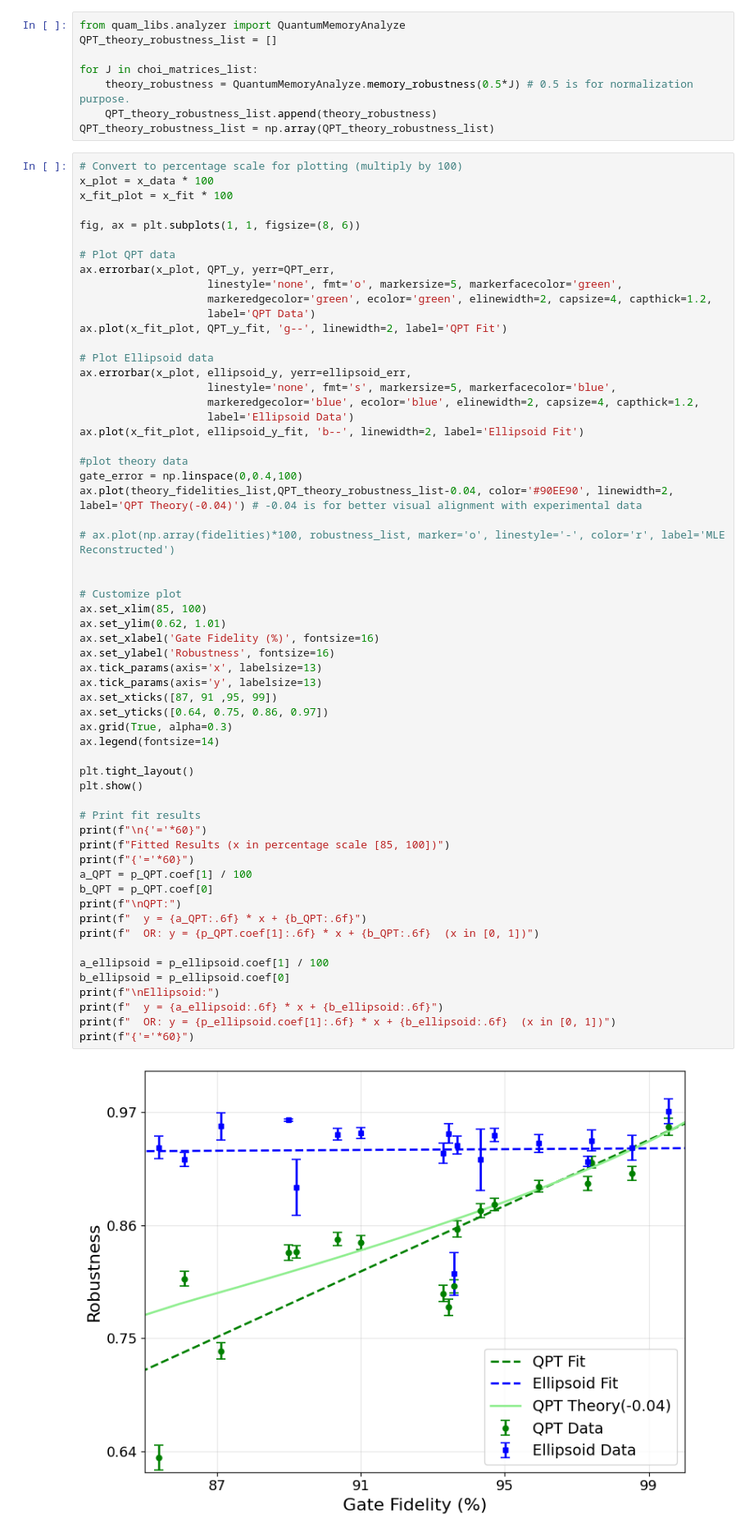
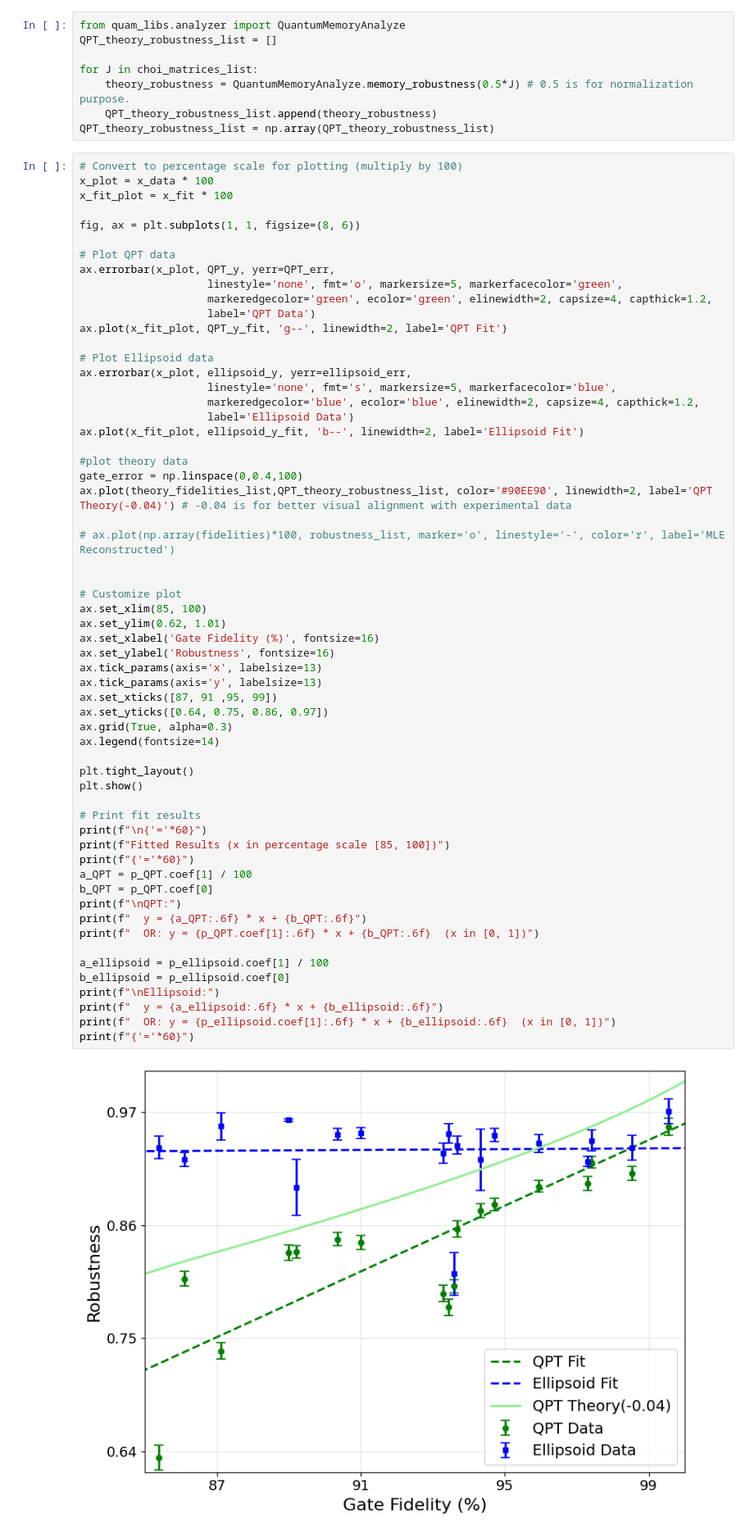
Before and after one commit to 44hsiang/quantum_memory_data, a Jupyter notebook: QPT_gate_error_vs_fidelity.ipynb, the cells around one changed output. Shown at 82% size. Cells and saved outputs as stored; diff of their text form.

```diff
--- a/QPT_gate_error_vs_fidelity.ipynb
+++ b/QPT_gate_error_vs_fidelity.ipynb
@@ -157,7 +157,7 @@ ax.plot(x_fit_plot, ellipsoid_y_fit, 'b--', linewidth=2, label='Ellipsoid Fit')
 
 #plot theory data
 gate_error = np.linspace(0,0.4,100)
-ax.plot(theory_fidelities_list,QPT_theory_robustness_list-0.04, color='#90EE90', linewidth=2, label='QPT Theory(-0.04)') # -0.04 is for better visual alignment with experimental data
+ax.plot(theory_fidelities_list,QPT_theory_robustness_list, color='#90EE90', linewidth=2, label='QPT Theory(-0.04)') # -0.04 is for better visual alignment with experimental data
 
 # ax.plot(np.array(fidelities)*100, robustness_list, marker='o', linestyle='-', color='r', label='MLE Reconstructed')
 
@@ -167,34 +167,34 @@ ax.set_xlim(85, 100)
 ax.set_ylim(0.62, 1.01)
 ax.set_xlabel('Gate Fidelity (%)', fontsize=16)
 ax.set_ylabel('Robustness', fontsize=16)
 ax.tick_params(axis='x', labelsize=13)
 ax.tick_params(axis='y', labelsize=13)
 ax.set_xticks([87, 91 ,95, 99])
 ax.set_yticks([0.64, 0.75, 0.86, 0.97])
 ax.grid(True, alpha=0.3)
 ax.legend(fontsize=14)
 
 plt.tight_layout()
 plt.show()
 
 # Print fit results
 print(f"\n{'='*60}")
 print(f"Fitted Results (x in percentage scale [85, 100])")
 print(f"{'='*60}")
 a_QPT = p_QPT.coef[1] / 100
 b_QPT = p_QPT.coef[0]
 print(f"\nQPT:")
 print(f"  y = {a_QPT:.6f} * x + {b_QPT:.6f}")
 print(f"  OR: y = {p_QPT.coef[1]:.6f} * x + {b_QPT:.6f}  (x in [0, 1])")
 
 a_ellipsoid = p_ellipsoid.coef[1] / 100
 b_ellipsoid = p_ellipsoid.coef[0]
 print(f"\nEllipsoid:")
 print(f"  y = {a_ellipsoid:.6f} * x + {b_ellipsoid:.6f}")
 print(f"  OR: y = {p_ellipsoid.coef[1]:.6f} * x + {b_ellipsoid:.6f}  (x in [0, 1])")
 print(f"{'='*60}")
 # %% [output]
-[figure, old version]
+[figure, new version]
 ============================================================
 Fitted Results (x in percentage scale [85, 100])
 ============================================================
```
Also changed, not shown: parts of 2 cells of this notebook, 5 other files.
